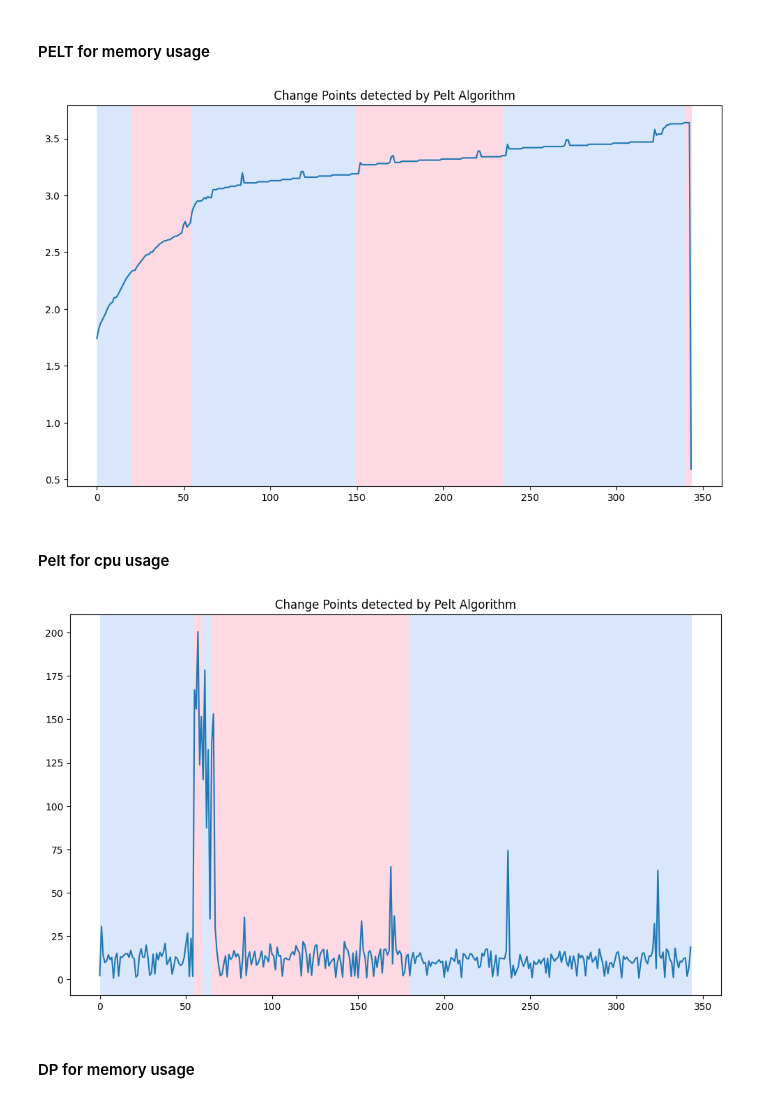
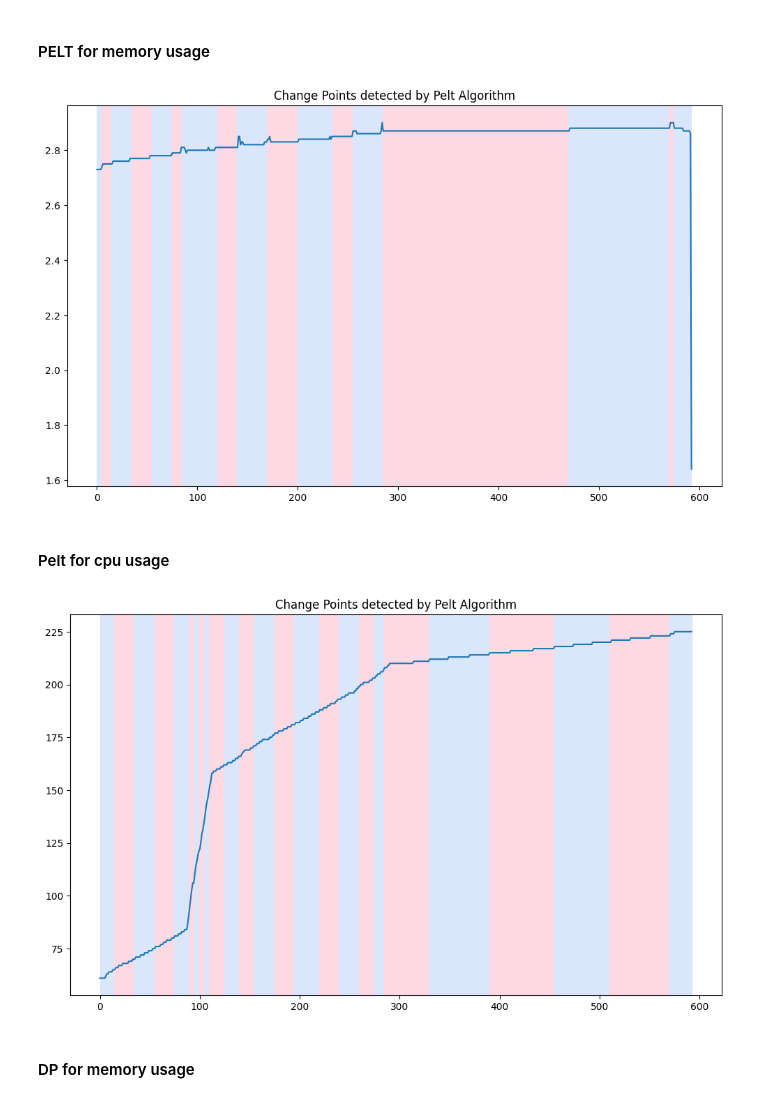
Before and after one commit to Niklasfomin/Scalable-Software-Systems-PJ-TU-Berlin, a Jupyter notebook: ExperimentsAndResults/SUT_2/lxc.ipynb, the cells around one changed output. Cells and saved outputs as stored; diff of their text form; code cells hidden in the pictures.

```diff
--- a/ExperimentsAndResults/SUT_2/lxc.ipynb
+++ b/ExperimentsAndResults/SUT_2/lxc.ipynb
@@ -395,13 +426,15 @@ plt.show()
 # %% [markdown]
 #### PELT for memory usage
 # %%
-mem_df["Memory Usage (%)"] = mem_df["Memory Usage (%)"].astype(str).str.rstrip("%")
+df = pd.read_csv("SYS/lxc_container_stats.csv")
+df.columns = df.columns.str.strip()
 
-mem_df["Memory Usage (%)"] = mem_df["Memory Usage (%)"].astype("float")
+df["Memory Usage (current)"] = pd.to_numeric(df["Memory Usage (current)"].str.replace("GB", ""))
+df["Memory Usage (peak)"] = pd.to_numeric(df["Memory Usage (peak)"].str.replace("GB", ""))
 
-signal = mem_df["Memory Usage (%)"].values
+signal = df["Memory Usage (current)"].values
 
-model = "l2"  # "l1", "rbf" # Try with different models and compare results
+model = "rbf"  # "l1", "rbf" # Try with different models and compare results
 
 algo = rpt.Pelt(model=model).fit(signal)
 
@@ -412,28 +445,28 @@ rpt.display(signal, result, figsize=(10, 6))
 plt.title("Change Points detected by Pelt Algorithm")
 plt.show()
 # %% [output]
-[figure, old version]
+[figure, new version]
 # %% [markdown]
 #### Pelt for cpu usage
 # %%
-cpu_df["CPU Usage (%)"] = cpu_df["CPU Usage (%)"].astype(str).str.rstrip("%")
+cpu_df["CPU Usage (seconds)"] = cpu_df["CPU Usage (seconds)"]
 
-cpu_df["CPU Usage (%)"] = (cpu_df["CPU Usage (%)"].astype(str).str.rstrip("% ").astype("float"))
+cpu_df["CPU Usage (seconds)"] = cpu_df["CPU Usage (seconds)"]
 
-signal = cpu_df["CPU Usage (%)"].values
+signal = cpu_df["CPU Usage (seconds)"].values
 
 model = "l1"  # "l1", "rbf" # Try with different models and compare results
 
 algo = rpt.Pelt(model=model).fit(signal)
 
 result = algo.predict(pen=25)
 
 # Using ruptures display function
 rpt.display(signal, result, figsize=(10, 6))
 plt.title("Change Points detected by Pelt Algorithm")
 plt.show()
 # %% [output]
-[figure, old version]
+[figure, new version]
 # %% [markdown]
 #### DP for memory usage
 # %%
```
Also changed, not shown: parts of 8 cells of this notebook, 2 other files.
